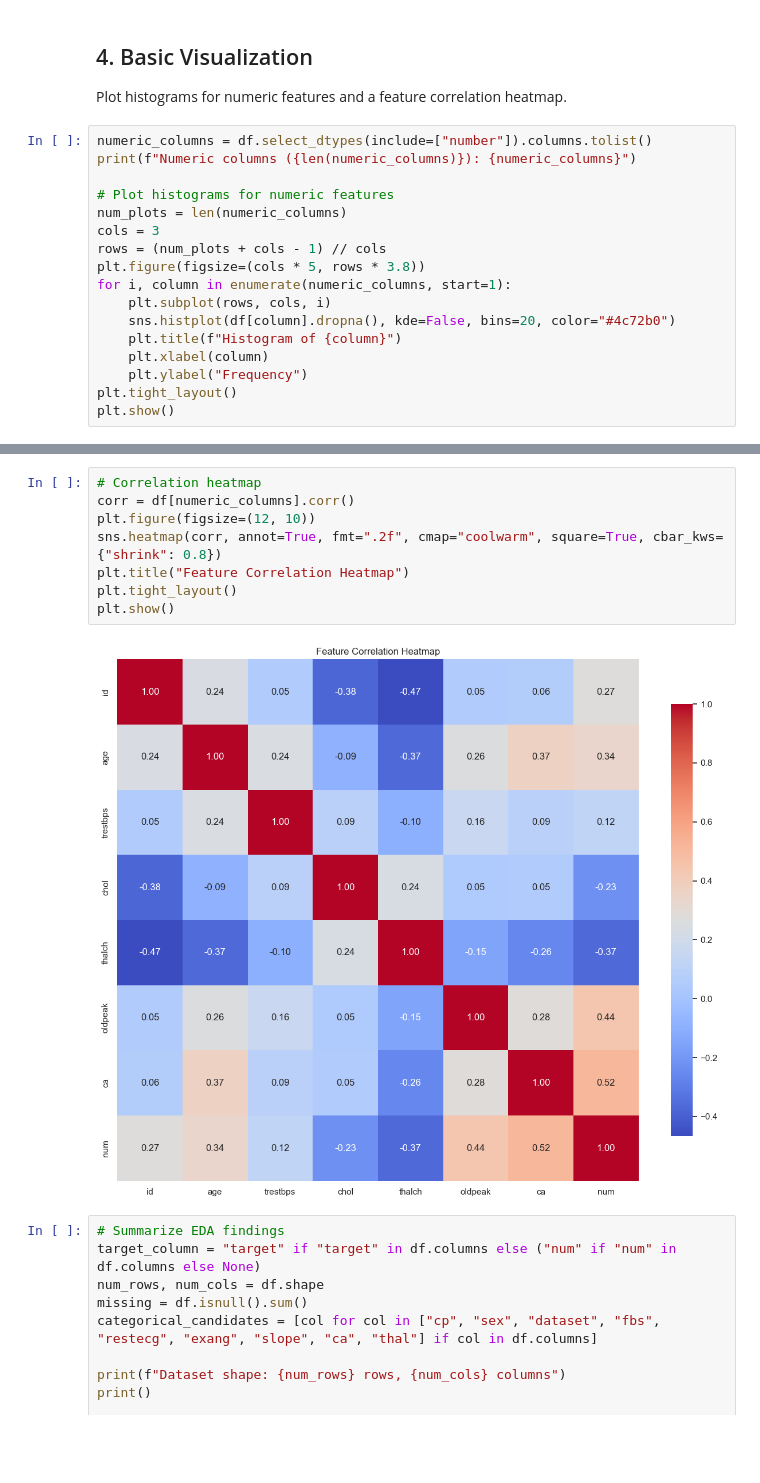
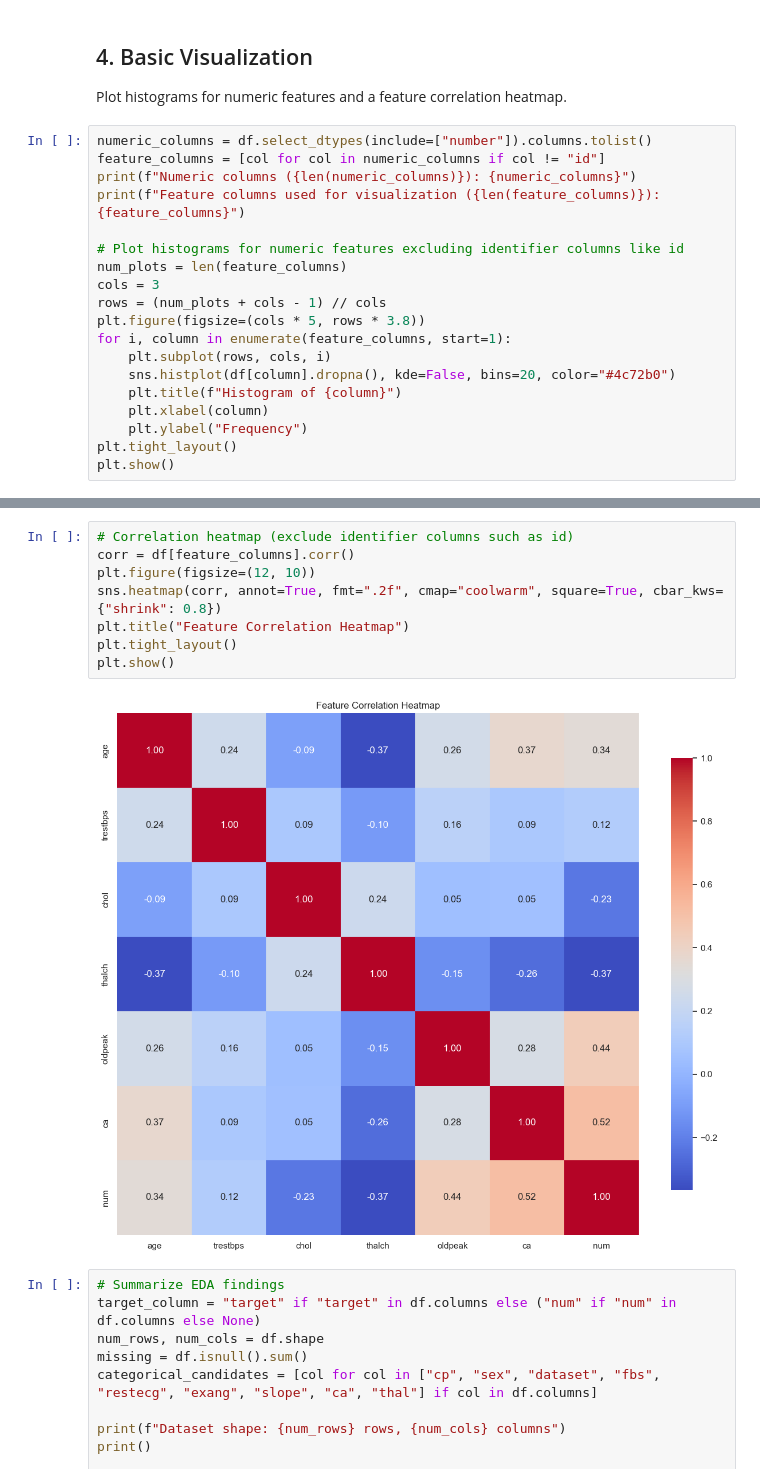
Before and after one commit to Jiaweiwang04/heart-disease-lightgbm, a Jupyter notebook: notebooks/01_eda.ipynb, the cells around one changed output, grey strips where cells are left out. Saved outputs shown, nothing was run; the diff lists cells and outputs as text; blank space fills up the shorter version.

```diff
--- a/notebooks/01_eda.ipynb
+++ b/notebooks/01_eda.ipynb
@@ -218,14 +218,16 @@ Passing `palette` without assigning `hue` is deprecated and will be removed in v
 Plot histograms for numeric features and a feature correlation heatmap.
 # %%
 numeric_columns = df.select_dtypes(include=["number"]).columns.tolist()
+feature_columns = [col for col in numeric_columns if col != "id"]
 print(f"Numeric columns ({len(numeric_columns)}): {numeric_columns}")
+print(f"Feature columns used for visualization ({len(feature_columns)}): {feature_columns}")
 
-# Plot histograms for numeric features
-num_plots = len(numeric_columns)
+# Plot histograms for numeric features excluding identifier columns like id
+num_plots = len(feature_columns)
 cols = 3
 rows = (num_plots + cols - 1) // cols
 plt.figure(figsize=(cols * 5, rows * 3.8))
-for i, column in enumerate(numeric_columns, start=1):
+for i, column in enumerate(feature_columns, start=1):
     plt.subplot(rows, cols, i)
     sns.histplot(df[column].dropna(), kde=False, bins=20, color="#4c72b0")
     plt.title(f"Histogram of {column}")
@@ -239,13 +242,13 @@ Numeric columns (8): ['id', 'age', 'trestbps', 'chol', 'thalch', 'oldpeak', 'ca'
 # %%
-# Correlation heatmap
-corr = df[numeric_columns].corr()
+# Correlation heatmap (exclude identifier columns such as id)
+corr = df[feature_columns].corr()
 plt.figure(figsize=(12, 10))
 sns.heatmap(corr, annot=True, fmt=".2f", cmap="coolwarm", square=True, cbar_kws={"shrink": 0.8})
 plt.title("Feature Correlation Heatmap")
 plt.tight_layout()
 plt.show()
 # %% [output]
-[figure, old version]
+[figure, new version]
 # %%
 # Summarize EDA findings
 target_column = "target" if "target" in df.columns else ("num" if "num" in df.columns else None)
```
Also changed, not shown: parts of 1 cell of this notebook.
